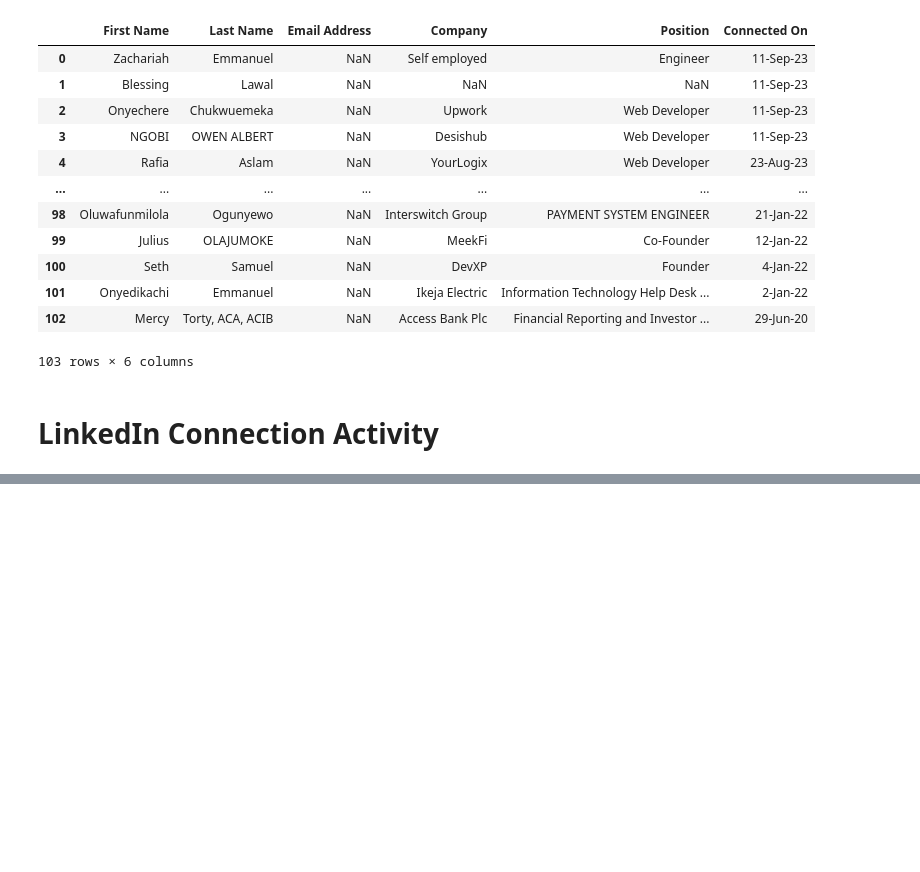
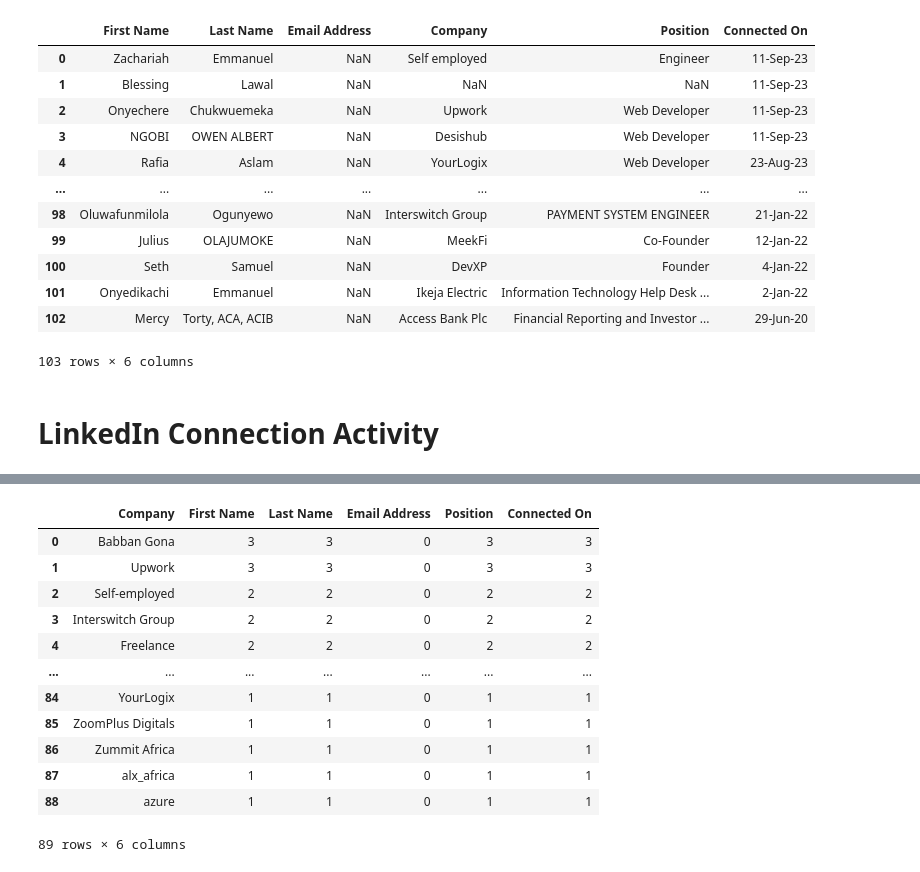
Before and after one commit to Ebukachu/LinkedIn_Analysis, a Jupyter notebook: Lnkd_Data.ipynb, the cells around one changed output, grey strips where cells are left out. Saved outputs shown, nothing was run; the diff lists cells and outputs as text; code cells hidden in the pictures; blank space fills up the shorter version.

```diff
--- a/Lnkd_Data.ipynb
+++ b/Lnkd_Data.ipynb
@@ -30,0 +65,17 @@ labels = {'First Name':'Number of Connections'}, title = 'Connection Timeline')
+# %%
+company_count = company_count.sort_values(by='Position', ascending=False).reset_index(drop=True)
+company_count
+# %% [output]
+|  | Company | First Name | Last Name | Email Address | Position | Connected On |
+| 0 | Babban Gona | 3 | 3 | 0 | 3 | 3 |
+| 1 | Upwork | 3 | 3 | 0 | 3 | 3 |
+| 2 | Self-employed | 2 | 2 | 0 | 2 | 2 |
+| 3 | Interswitch Group | 2 | 2 | 0 | 2 | 2 |
+| 4 | Freelance | 2 | 2 | 0 | 2 | 2 |
+| ... | ... | ... | ... | ... | ... | ... |
+| 84 | YourLogix | 1 | 1 | 0 | 1 | 1 |
+| 85 | ZoomPlus Digitals | 1 | 1 | 0 | 1 | 1 |
+| 86 | Zummit Africa | 1 | 1 | 0 | 1 | 1 |
+| 87 | alx_africa | 1 | 1 | 0 | 1 | 1 |
+| 88 | azure | 1 | 1 | 0 | 1 | 1 |
+89 rows × 6 columns
```
Also changed, not shown: parts of 4 cells of this notebook.
